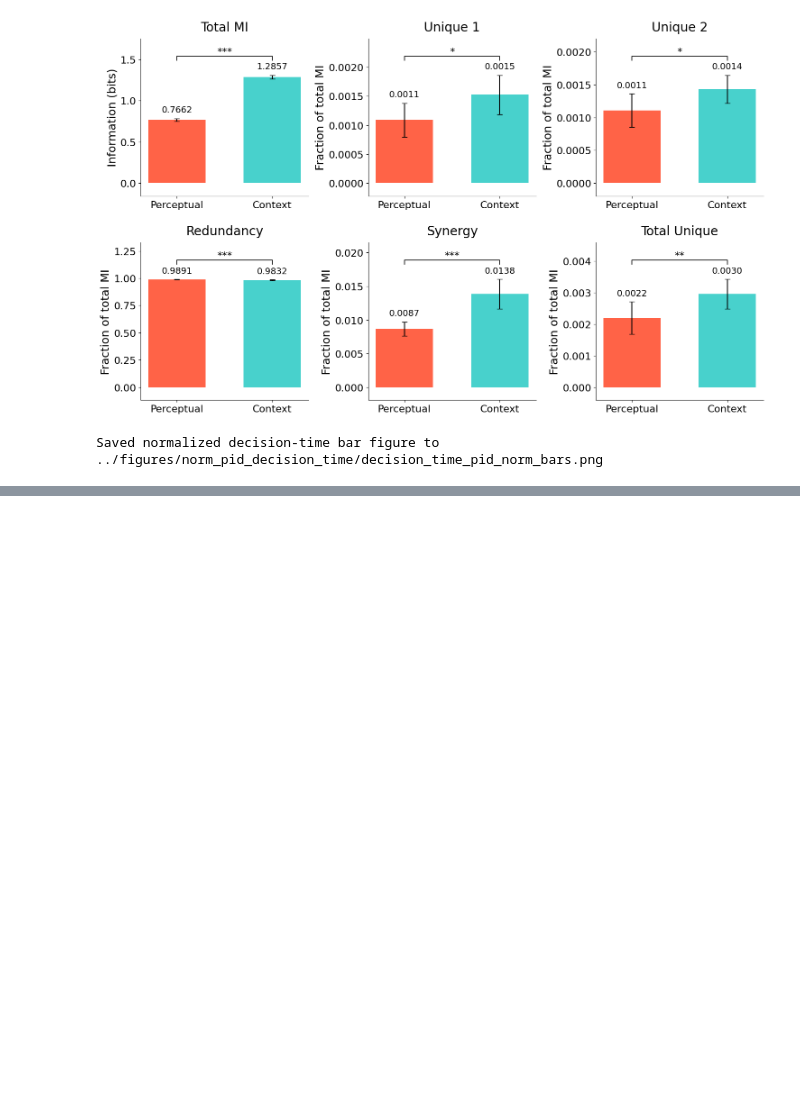
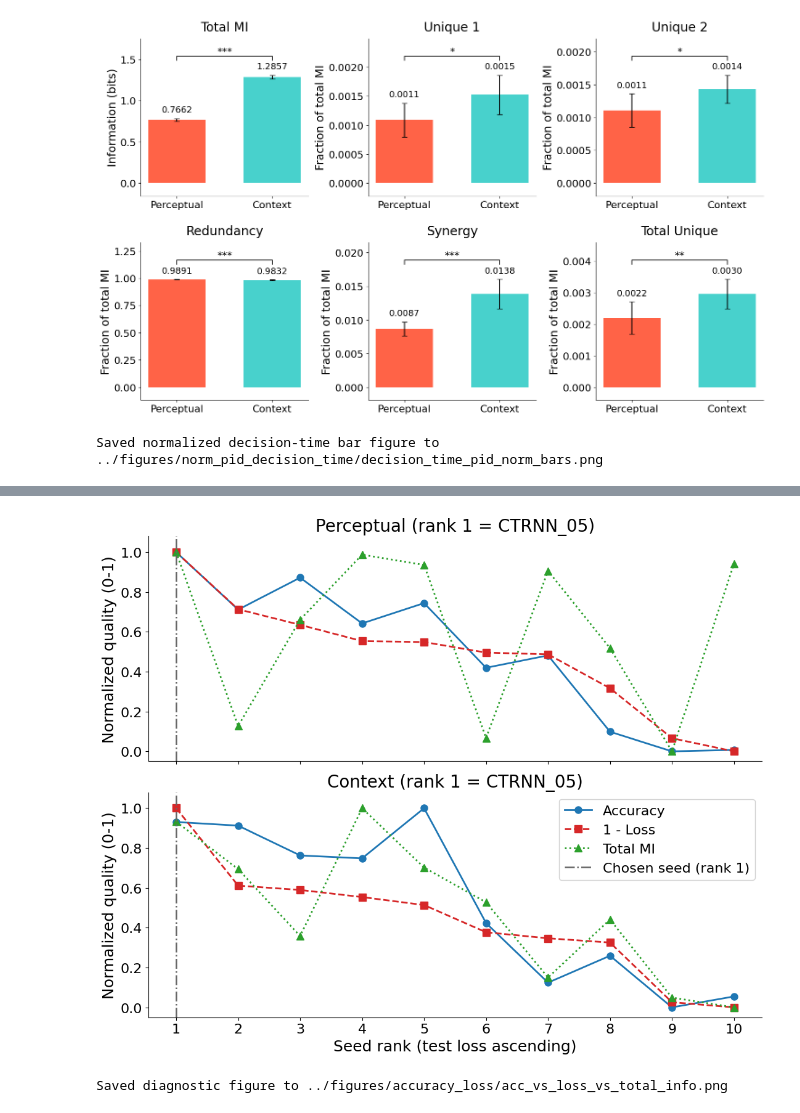
Before and after one commit to jgendra/NeuroAI-Project13, a Jupyter notebook: notebooks/06_Full_PID_analysis_pipeline.ipynb, the cells around one changed output, grey strips where cells are left out. Saved outputs shown, nothing was run; the diff lists cells and outputs as text; code cells hidden in the pictures; blank space fills up the shorter version.

```diff
--- a/notebooks/06_Full_PID_analysis_pipeline.ipynb
+++ b/notebooks/06_Full_PID_analysis_pipeline.ipynb
@@ -1141,0 +1158,16 @@ Saved normalized decision-time bar figure to ../figures/norm_pid_decision_time/d
+# %%
+# Rank each task's 10 CTRNNs by test loss and take the LOWEST-loss seed as the reference RNN
+# reused throughout Figure 6 (the diagnostic below and the per-unit heatmap). Stored as the
+# 1-based zero-padded seed id (matches SEED_IDS and the CTRNN_XX file names); override either
+# string by hand to inspect a different seed in the heatmaps.
+lowest_loss_rnn_perceptual = SEED_IDS[int(np.argmin(test_loss['perceptual']))]   # "YY"
+lowest_loss_rnn_context    = SEED_IDS[int(np.argmin(test_loss['context']))]      # "XX"
+
+# report each chosen seed with its loss, accuracy and total MI @ DECISION_T (does the lowest
+# loss coincide with high accuracy / high total MI? -> quantified in 6b)
+for task, seed in [('perceptual', lowest_loss_rnn_perceptual),
+                   ('context',    lowest_loss_rnn_context)]:
+    i = SEED_IDS.index(seed)                                  # 0-based index of the chosen seed
+    print(f"{task:11s} lowest-loss seed = CTRNN_{seed}  "
+          f"(loss {test_loss[task][i]:.4f}, acc {test_acc[task][i]:.4f}, "
+          f"total_MI@DECISION_T {decision_pid[task][i, 0]:.4f} bits)")
@@ -1141,0 +1186,55 @@ Saved normalized decision-time bar figure to ../figures/norm_pid_decision_time/d
+# %%
+# invert_loss=True flips loss so "higher = better" (plots 1 - normalized loss, legend "1 - Loss");
+# set False to plot the raw normalized loss ("Loss", where lower = better).
+invert_loss = True
+
+# One diagnostic panel per task (perceptual top, context bottom), each with its OWN 10-seed loss
+# ranking and its OWN min-max normalization. Colors are ARBITRARY here (diagnostic only): the
+# three series are separated by distinct line styles + markers, per the plotting brief.
+fig, axes = plt.subplots(2, 1, figsize=(11, 9), sharex=True)
+panels = [('perceptual', axes[0], lowest_loss_rnn_perceptual),
+          ('context',    axes[1], lowest_loss_rnn_context)]
+ranks = np.arange(1, N_SEEDS + 1)                      # x positions = seed rank 1..10
+
+for task, ax, seed in panels:
+    acc  = test_acc[task]                              # (10,) test accuracy per seed  (Fig 1)
+    loss = test_loss[task]                             # (10,) test loss per seed      (Fig 1)
+    tmi  = decision_pid[task][:, 0]                    # (10,) total MI @ DECISION_T   (Fig 3c, atom 0)
+
+    # rank the seeds by ONE reference criterion: test loss ascending. rank 1 = lowest loss =
+    # the chosen RNN; every metric below is placed at the x-position set by THIS ranking.
+    order = np.argsort(loss)                           # seed indices sorted by ascending loss
+
+    # min-max normalize each metric WITHIN this task onto a common 0-1 quality scale.
+    norm_acc = (acc - acc.min()) / (acc.max() - acc.min())          # higher accuracy -> better
+    norm_tmi = (tmi - tmi.min()) / (tmi.max() - tmi.min())          # higher total MI -> better
+    if invert_loss:                                                # flip loss so higher = better
+        norm_loss  = (loss.max() - loss) / (loss.max() - loss.min())
+        loss_label = '1 - Loss'
+    else:                                                          # raw normalized loss (lower = better)
+        norm_loss  = (loss - loss.min()) / (loss.max() - loss.min())
+        loss_label = 'Loss'
+
+    # (values reordered by the loss ranking, legend label, line style, marker, arbitrary color)
+    series = [(norm_acc[order],  'Accuracy',  '-',  'o', '#1f77b4'),
+              (norm_loss[order], loss_label,  '--', 's', '#d62728'),
+              (norm_tmi[order],  'Total MI',  ':',  '^', '#2ca02c')]
+    for y, label, ls, marker, color in series:
+        ax.plot(ranks, y, ls=ls, marker=marker, color=color, lw=2, ms=8, label=label)
+
+    # vertical line at rank 1 = the chosen (lowest-loss) RNN: is it also high on the other two?
+    ax.axvline(1, color='0.4', ls='-.', lw=1.8, label='Chosen seed (rank 1)')
+    ax.set_ylabel('Normalized quality (0-1)')
+    ax.set_title(f"{task.title()} (rank 1 = CTRNN_{seed})")       # panel title names the chosen seed
+    ax.set_xticks(ranks)
+    ax.set_ylim(-0.05, 1.08)                                      # headroom so end markers/legend clear
+
+axes[1].legend(loc='best', ncol=1, framealpha=0.9)         # one legend (styles identical across panels)
+axes[1].set_xlabel('Seed rank (test loss ascending)')
+fig.tight_layout()
+fig.savefig(f"{FIG_ACC_DIR}/acc_vs_loss_vs_total_info.png", dpi=300)
+plt.show()
+print(f"Saved diagnostic figure to {FIG_ACC_DIR}/acc_vs_loss_vs_total_info.png")
+# %% [output]
+[figure, added]
+Saved diagnostic figure to ../figures/accuracy_loss/acc_vs_loss_vs_total_info.png
```
Also changed, not shown: parts of 11 cells of this notebook, 5 other files.
